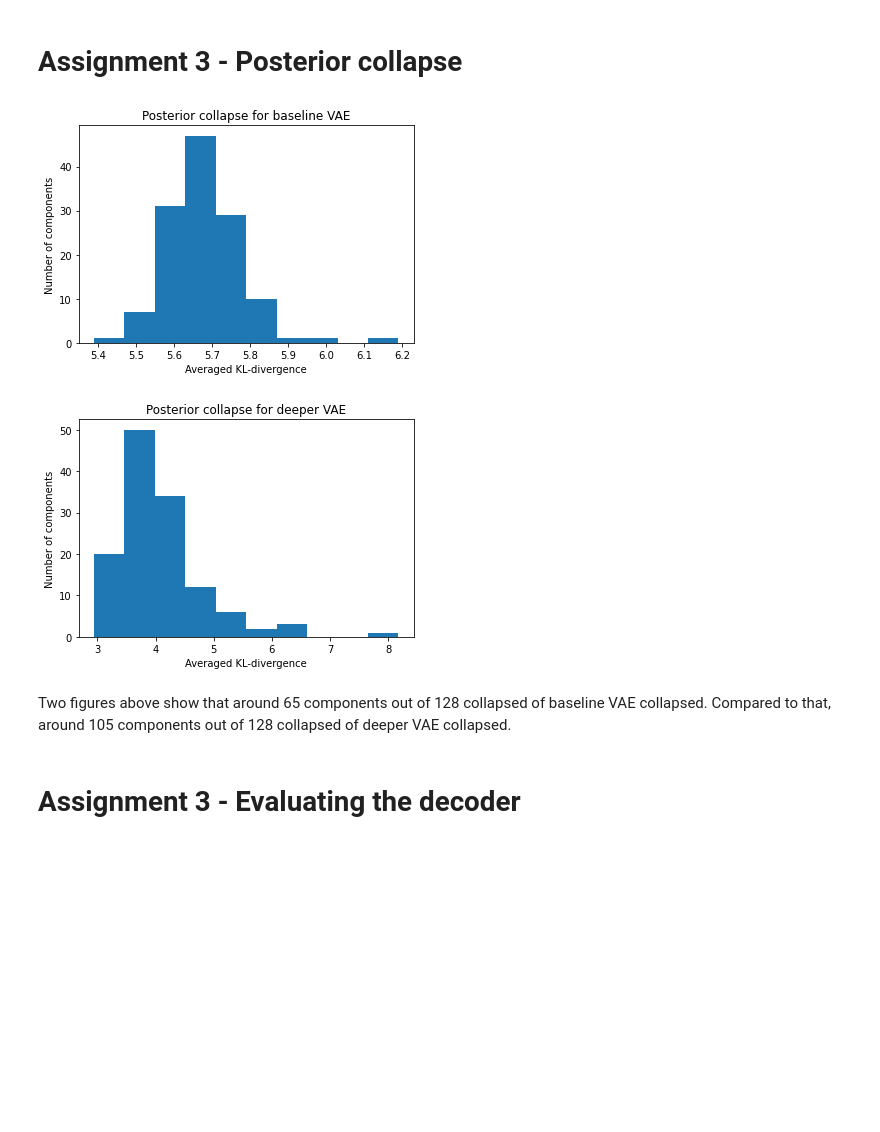
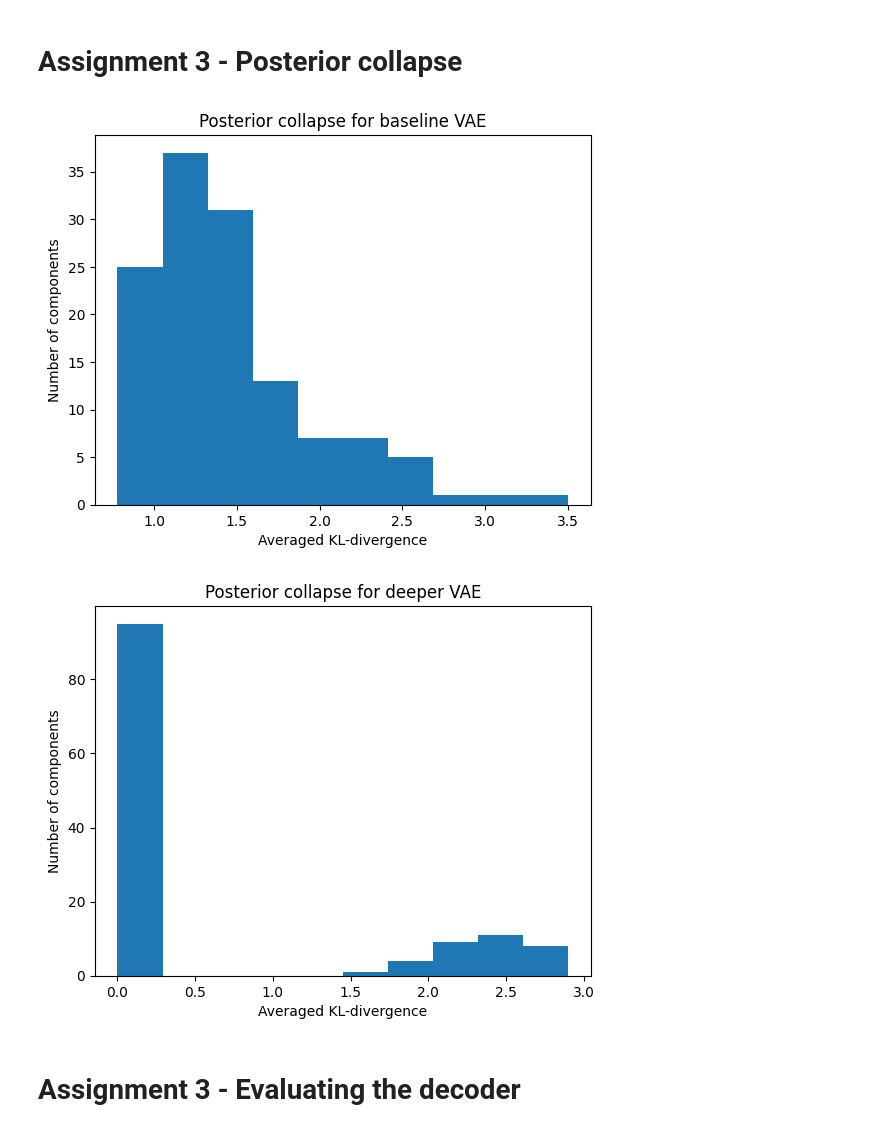
Before and after one commit to rektomar/gaussian-vae, a Jupyter notebook: view.ipynb, the cells around one changed output. Cells and saved outputs as stored; diff of their text form; code cells hidden in the pictures; blank space fills up the shorter version.

```diff
--- a/view.ipynb
+++ b/view.ipynb
@@ -97,6 +76,6 @@ class DeeperDecoder(nn.Module):
 # %%
 class Data():
-    def __init__(self, batch_size=32):
+    def __init__(self, batch_size=64):
         # transforms
         transform = transforms.Compose([transforms.ToTensor()])
         self.train_set = torchvision.datasets.MNIST('data', download=True, train=True, transform=transform)
@@ -199,7 +164,7 @@ def visualize_reconstruction(encoder, decoder, batch_size=16, title='Reconstruct
 data = Data(batch_size=64)
 epochs = 10
 z_dim = 128
-encoder = Encoder(z_dim)
-decoder = Decoder(z_dim)
-elbos = train_vae(encoder, decoder, data, lr=10e-4, epochs=epochs)
+vae = VAE(28*28, z_dim, [])
+print(vae.encoder, vae.decoder)
+elbos = train_vae(vae, data, lr=1e-3, epochs=epochs)
 # %% [output]
@@ -241,10 +216,9 @@ Baseline VAE encoder has 200960 parameters and corresponding decoder has 101136
 # Assignment 2 - deeper VAE
 # %%
 data = Data(batch_size=64)
-epochs = 15
+epochs = 10
 z_dim = 128
-deeper_encoder = DeeperEncoder(z_dim)
-deeper_decoder = DeeperDecoder(z_dim)
-elbos_deeper = train_vae(deeper_encoder, deeper_decoder, data, lr=5*10e-3, epochs=epochs)
+vae_deeper = VAE(28*28, z_dim, [256, 256])
+elbos_deeper = train_vae(vae_deeper, data, lr=1e-3, epochs=epochs)
 # %% [output]
 Number of training datapoints: 60000
@@ -283,20 +269,16 @@ Baseline VAE achieved ELBO of ELBO of -132.93 and deeper VAE achieved the VAE of
 # %% [markdown]
 # Assignment 3 - Posterior collapse
 # %%
-def posterior_collapse_metric(encoder, batch_size=256, title='title'):
-    encoder.eval()
+def posterior_collapse_metric(vae, batch_size=512, title='title'):
+    vae.eval()
     torch.manual_seed(0)
     data = Data(batch_size=batch_size)
     small_batch = next(iter(data.data_loader))[0]
 
-    qz_mu, qz_sigma = encoder.forward(small_batch.flatten(-2, -1).squeeze(1))
+    qz_mu, qz_sigma = vae.encoder(small_batch.flatten(-2, -1).squeeze(1))
     qz = Normal(qz_mu, qz_sigma)
 
-    pz_mu = torch.zeros_like(qz_mu)
-    pz_sigma = torch.ones_like(pz_mu)
-    pz = Normal(pz_mu, pz_sigma)
-
-    kl_div = torch.distributions.kl_divergence(qz, pz)
+    kl_div = torch.distributions.kl_divergence(qz, vae.prior)
 
     kl_div_avg = kl_div.mean(dim=0).squeeze(0)
     plt.hist(kl_div_avg.detach().numpy())
@@ -305,13 +287,11 @@ def posterior_collapse_metric(encoder, batch_size=256, title='title'):
     plt.title(title)
     plt.show()
 # %%
-posterior_collapse_metric(encoder, title='Posterior collapse for baseline VAE')
-posterior_collapse_metric(deeper_encoder, title='Posterior collapse for deeper VAE')
+posterior_collapse_metric(vae, title='Posterior collapse for baseline VAE')
+posterior_collapse_metric(vae_deeper, title='Posterior collapse for deeper VAE')
 # %% [output]
-[figure, old version]
+[figure, new version]
-[figure, old version]
+[figure, new version]
-# %% [markdown]
-Two figures above show that around 65 components out of 128 collapsed of baseline VAE collapsed. Compared to that, around 105 components out of 128 collapsed of deeper VAE collapsed.
 # %% [markdown]
 # Assignment 3 - Evaluating the decoder
 # %%
```
Also changed, not shown: parts of 23 cells of this notebook.
